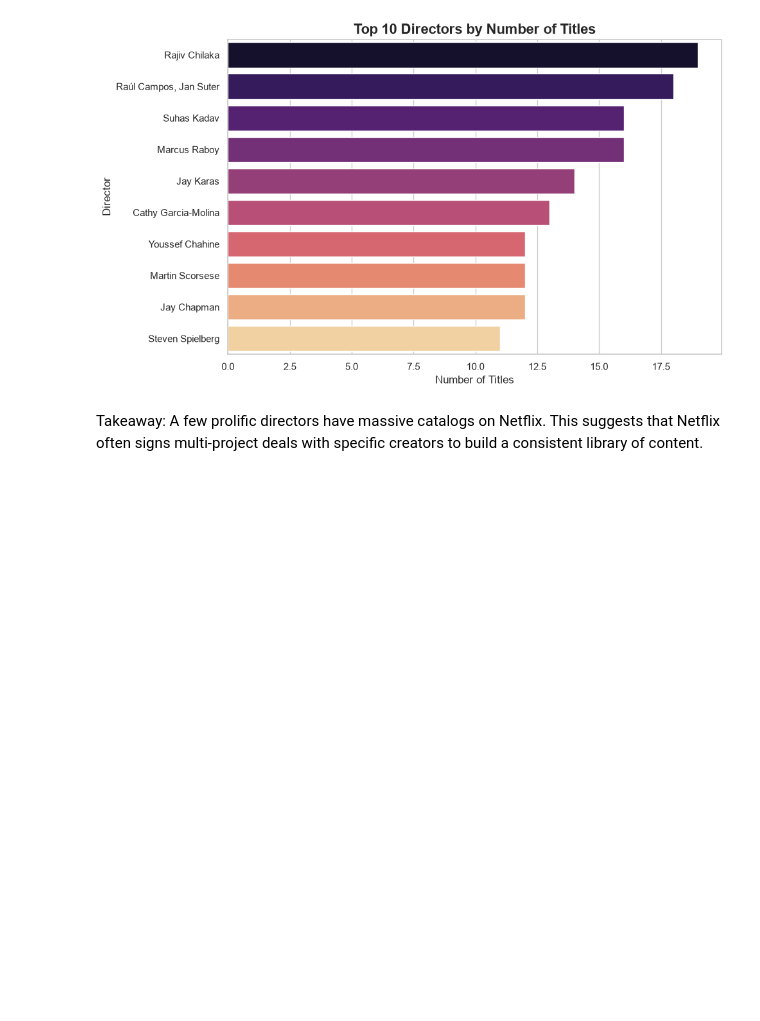
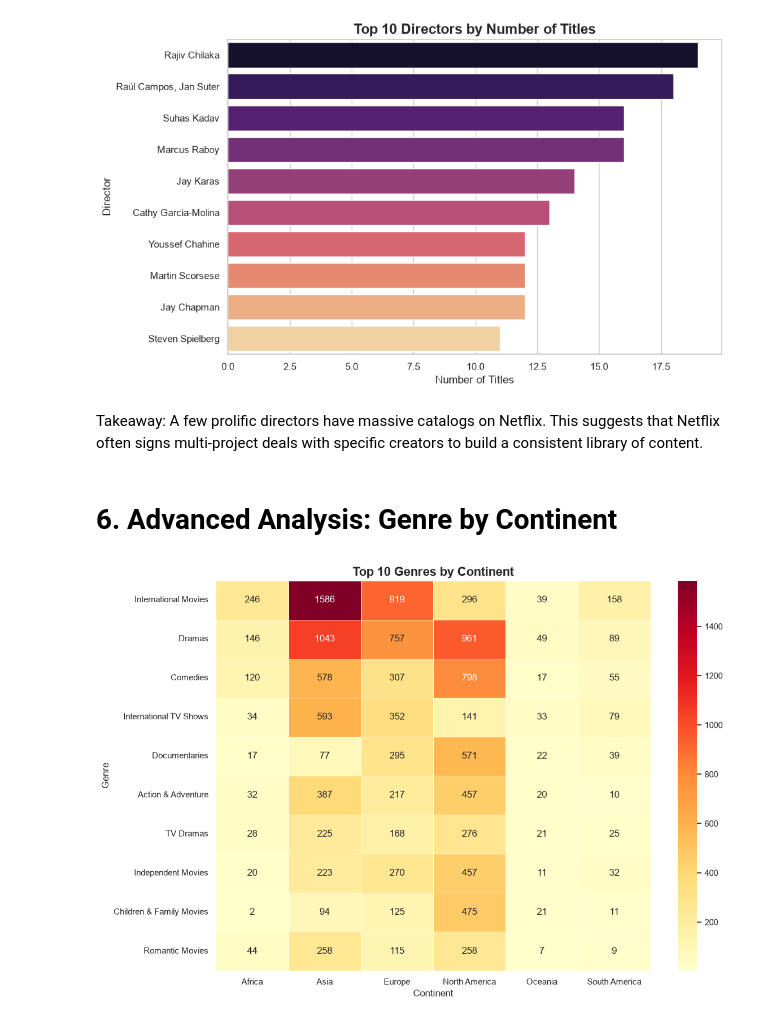
Before and after one commit to YoussefSlimi/netflix-data-analysis, a Jupyter notebook: analysis.ipynb, the cells around one changed output. Cells and saved outputs as stored; diff of their text form; code cells hidden in the pictures; blank space fills up the shorter version.

Commit message:
Feat: Add advanced heatmap and NLP word cloud analysis

```diff
--- a/analysis.ipynb
+++ b/analysis.ipynb
@@ -561,3 +561,30 @@ Passing `palette` without assigning `hue` is deprecated and will be removed in v
 [figure]
 # %% [markdown]
 Takeaway: A few prolific directors have massive catalogs on Netflix. This suggests that Netflix often signs multi-project deals with specific creators to build a consistent library of content.
+# %% [markdown]
+# 6. Advanced Analysis: Genre by Continent
+# %%
+# 1. Merge the tow dataframes on 'show_id'
+# We only want real countries, so drop 'Unknown'
+merged_df = genres_df.merge(countries_df, on="show_id")
+merged_df = merged_df[merged_df["continent"] != "Other/Unknown"]
+
+# 2. Create a pivot table (a cross-tabulations)
+# Rows = Genres, Columns = Continents
+heatmap_data = pd.crosstab(merged_df["genre"], merged_df["continent"])
+
+# 3. Filter to only show the Top 10 Genres to keep the chart readable
+top_10_genres = genres_df["genre"].value_counts().head(10).index
+heatmap_data = heatmap_data.loc[top_10_genres]
+
+# 4. Plot the Heatmap
+plt.figure(figsize=(12, 8))
+sns.heatmap(heatmap_data, cmap="YlOrRd", annot=True, fmt="d", linewidths=.5)
+
+plt.title("Top 10 Genres by Continent", fontsize=16, fontweight="bold")
+plt.xlabel("Continent", fontsize=12)
+plt.ylabel("Genre", fontsize=12)
+plt.tight_layout()
+plt.show()
+# %% [output]
+[figure, added]
```
Also changed, not shown: parts of 4 cells of this notebook, 1 other file.
